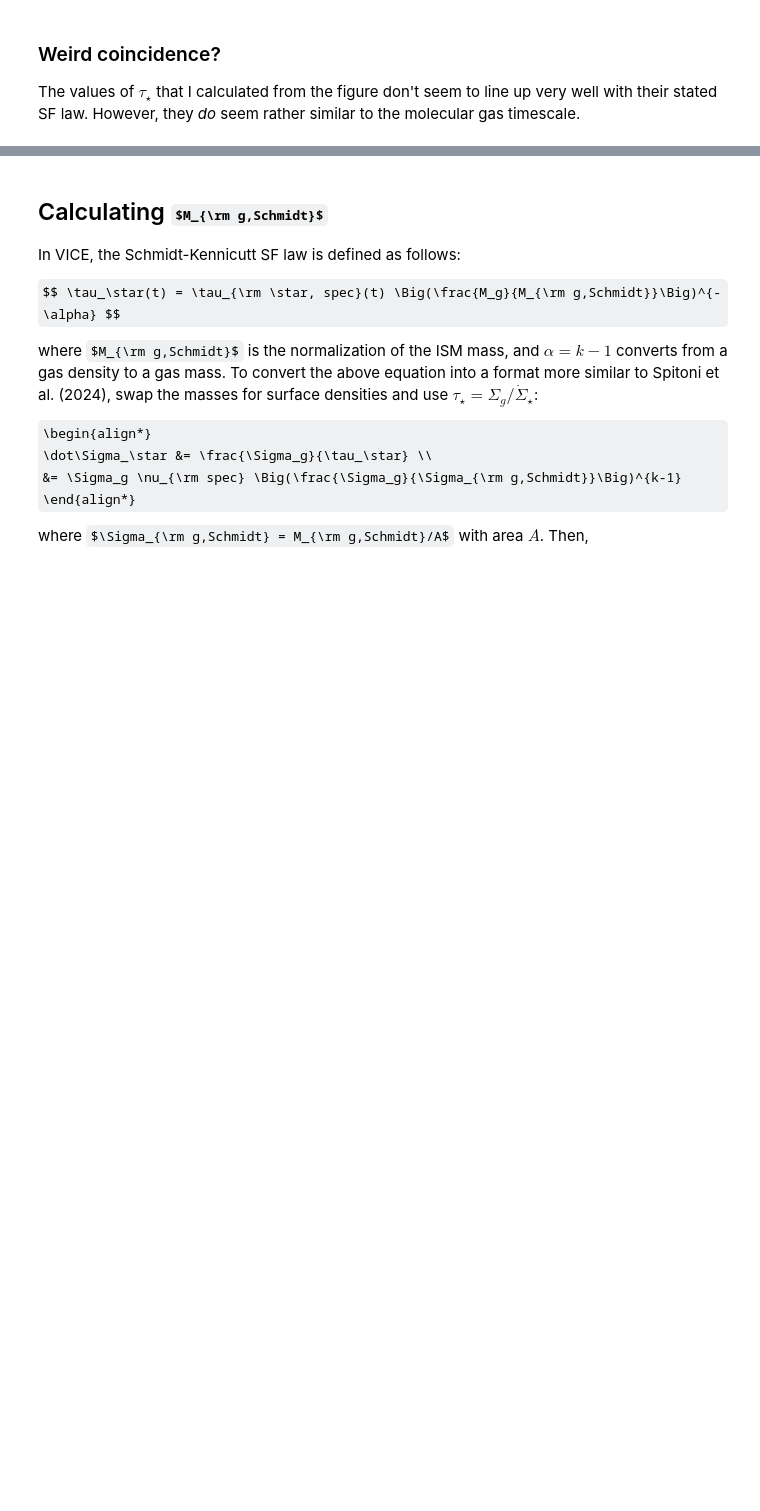
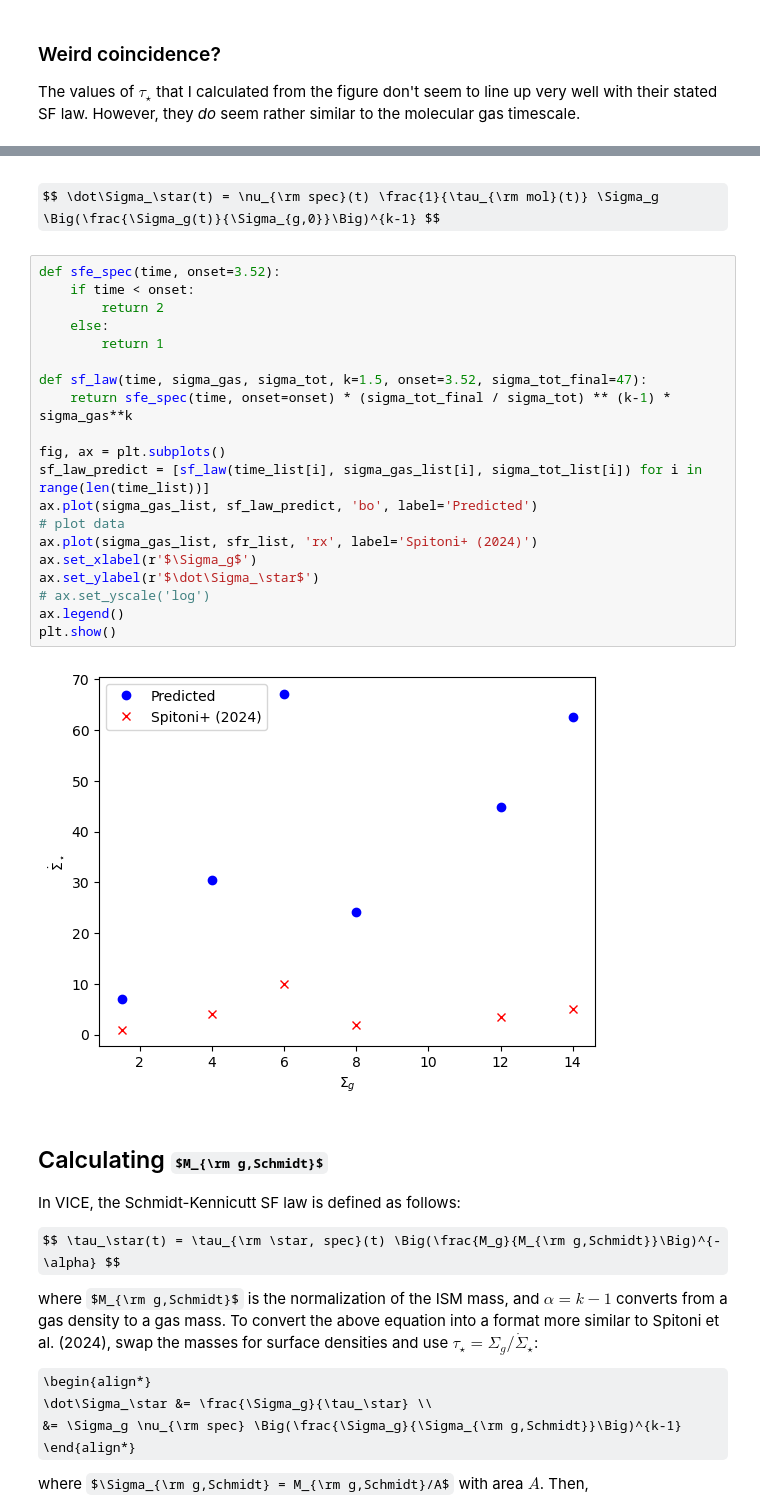
Before and after one commit to lodubay/twoinfall, a Jupyter notebook: src/scripts/star_formation_law.ipynb, the cells around one changed output, grey strips where cells are left out. Saved outputs shown, nothing was run; the diff lists cells and outputs as text; some formulas as TeX source; blank space fills up the shorter version.

```diff
--- a/src/scripts/star_formation_law.ipynb
+++ b/src/scripts/star_formation_law.ipynb
@@ -129,3 +134,27 @@ plt.show()
+# %% [markdown]
+$$ \dot\Sigma_\star(t) = \nu_{\rm spec}(t) \frac{1}{\tau_{\rm mol}(t)} \Sigma_g \Big(\frac{\Sigma_g(t)}{\Sigma_{g,0}}\Big)^{k-1} $$
+# %%
+def sfe_spec(time, onset=3.52):
+    if time < onset:
+        return 2
+    else:
+        return 1
+
+def sf_law(time, sigma_gas, sigma_tot, k=1.5, onset=3.52, sigma_tot_final=47):
+    return sfe_spec(time, onset=onset) * (sigma_tot_final / sigma_tot) ** (k-1) * sigma_gas**k
+
+fig, ax = plt.subplots()
+sf_law_predict = [sf_law(time_list[i], sigma_gas_list[i], sigma_tot_list[i]) for i in range(len(time_list))]
+ax.plot(sigma_gas_list, sf_law_predict, 'bo', label='Predicted')
+# plot data
+ax.plot(sigma_gas_list, sfr_list, 'rx', label='Spitoni+ (2024)')
+ax.set_xlabel(r'$\Sigma_g$')
+ax.set_ylabel(r'$\dot\Sigma_\star$')
+# ax.set_yscale('log')
+ax.legend()
+plt.show()
+# %% [output]
+[figure, added]
 # %% [markdown]
 ## Calculating $M_{\rm g,Schmidt}$
 
```
Also changed, not shown: parts of 6 cells of this notebook.
